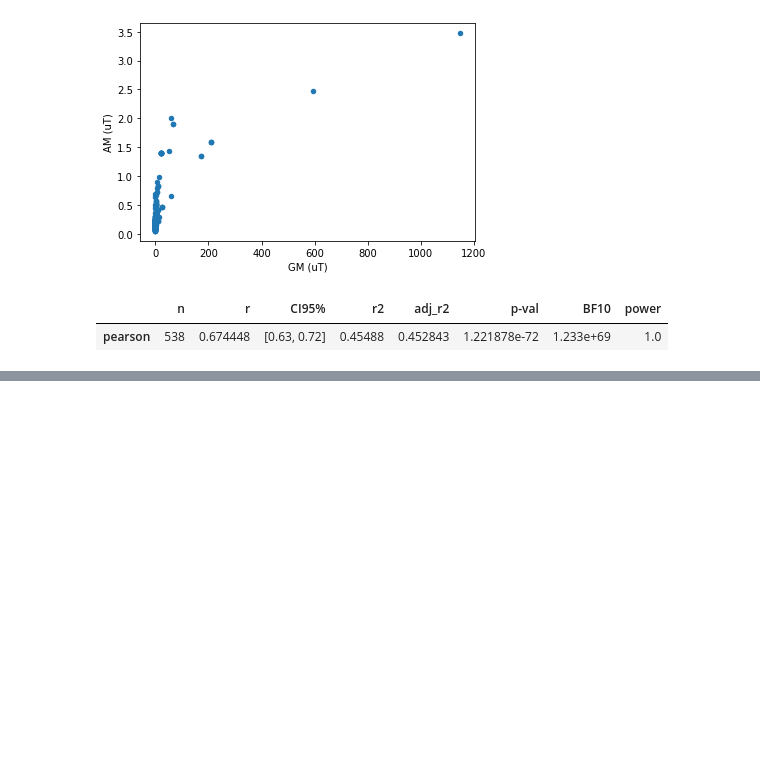
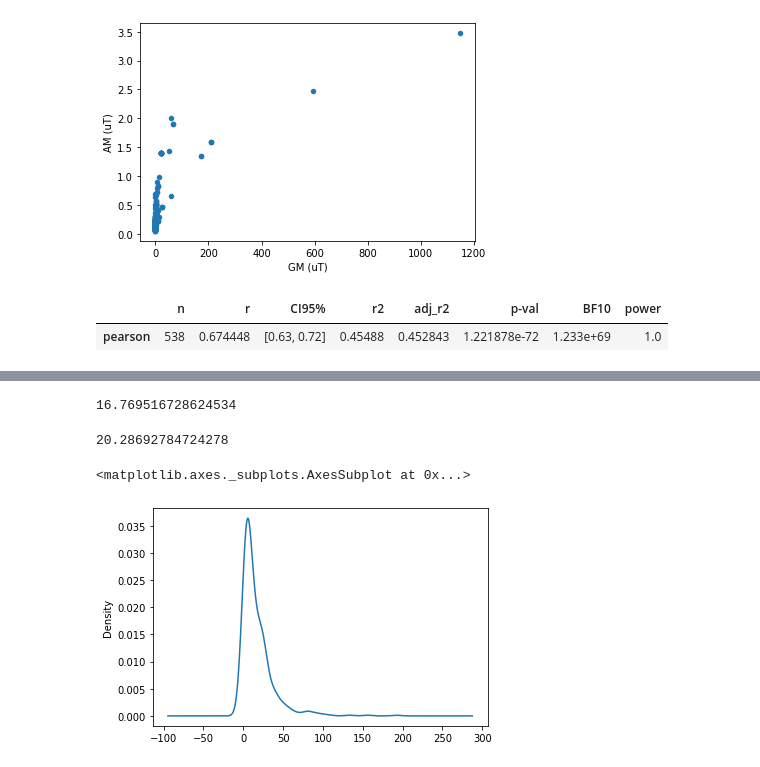
Before and after one commit to BilitisPrudhomme/BilitisPrudhomme, a Jupyter notebook: Coding_EMF_project_RevFinal.ipynb, the cells around one changed output, grey strips where cells are left out. Cells and saved outputs as stored; diff of their text form; code cells hidden in the pictures; blank space fills up the shorter version.

```diff
--- a/Coding_EMF_project_RevFinal.ipynb
+++ b/Coding_EMF_project_RevFinal.ipynb
@@ -372,0 +389,14 @@ Puisque la moyenne des échantillons est de 16  personnes/jour monitorée par oc
+# %%
+print(df['Subjects'].mean())
+# %% [output]
+16.769516728624534
+# %%
+print(df['Subjects'].std())
+# %% [output]
+20.28692784724278
+# %%
+#density plot
+df['Subjects'].plot.kde()
+# %% [output]
+<matplotlib.axes._subplots.AxesSubplot at 0x...>
+[figure, added]
```
Also changed, not shown: parts of 9 cells of this notebook.
